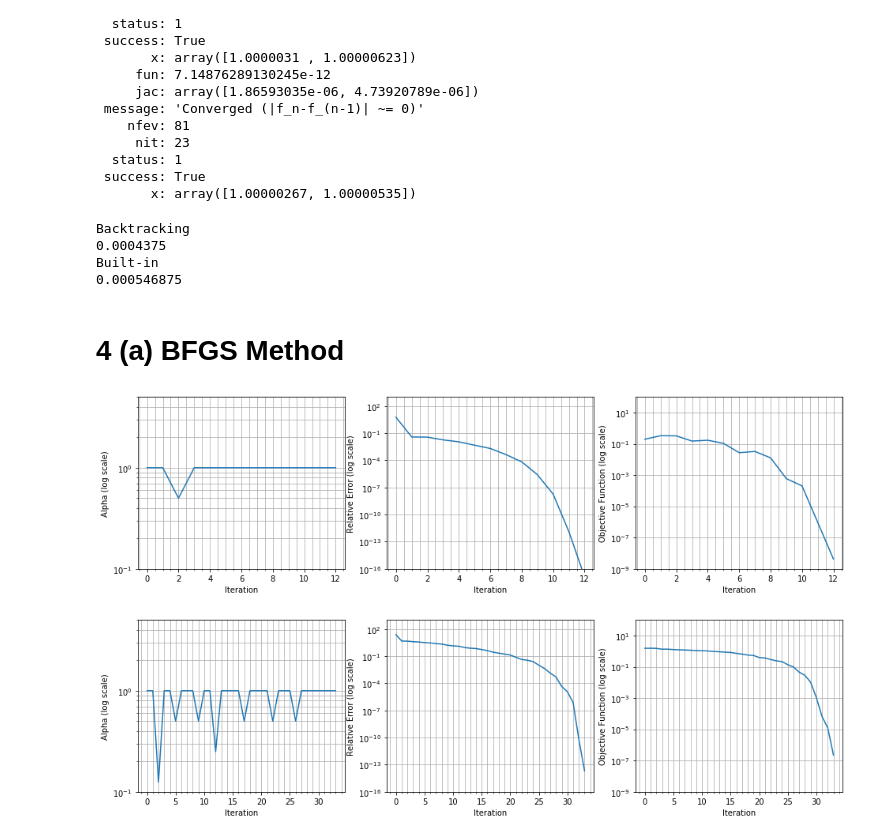
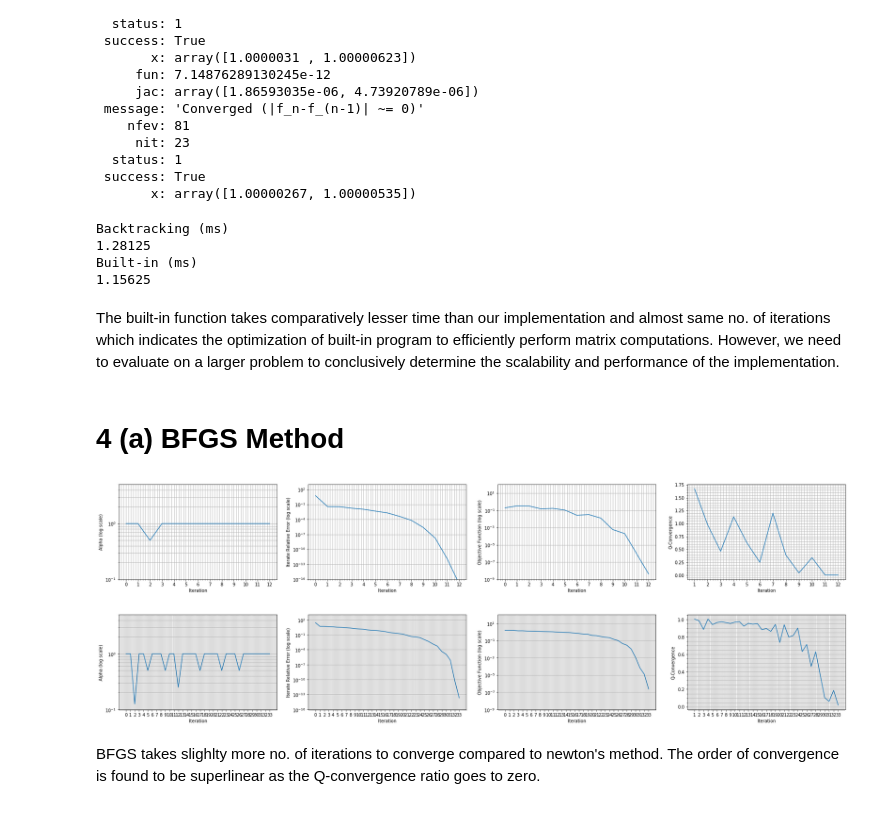
Before and after one commit to shriramrseee/ds211, a Jupyter notebook: mp1/mp1_solution.ipynb, the cells around one changed output. Saved outputs shown, nothing was run; the diff lists cells and outputs as text; code cells hidden in the pictures.

```diff
--- a/mp1/mp1_solution.ipynb
+++ b/mp1/mp1_solution.ipynb
@@ -99,9 +112,9 @@ def plot_newton_output(iterates, alphas, rel_error, rosens):
 initial_guess_1 = np.array([1.2, 1.2]).transpose()
 initial_guess_2 = np.array([-1.2, 1.0]).transpose()
 
-iterates, alphas, rosens, rel_error = newton(initial_guess_1)
-plot_newton_output(iterates, alphas, rosens, rel_error)
+iterates, alphas, rosens, rel_error, conv_rate = newton(initial_guess_1)
+plot_newton_output(iterates, alphas, rosens, rel_error, conv_rate)
 
-iterates, alphas, rosens, rel_error = newton(initial_guess_2)
-plot_newton_output(iterates, alphas, rosens, rel_error)
+iterates, alphas, rosens, rel_error, conv_rate = newton(initial_guess_2)
+plot_newton_output(iterates, alphas, rosens, rel_error, conv_rate)
 # %% [output]
@@ -136,21 +152,23 @@ print(res)
 # Backtracking
 start=time.process_time()
 for i in range(1000):
-    newton(initial_guess_1)
+    newton(initial_guess_2)
 end=time.process_time()
-print("Backtracking "), print(0.001*(end-start));
+print("Backtracking (ms) "), print((end-start));
 
 # Built-in
 start=time.process_time()
 for i in range(1000):
-    sc.minimize(rosen, initial_guess_1, method='TNC')
+    sc.minimize(rosen, initial_guess_2, method='TNC', tol=1.0e-8)
 end=time.process_time()
-print("Built-in "), print(0.001*(end-start));
+print("Built-in (ms)"), print((end-start));
 # %% [output]
-Backtracking
-0.0004375
-Built-in
-0.000546875
+Backtracking (ms)
+1.28125
+Built-in (ms)
+1.15625
+# %% [markdown]
+The built-in function takes comparatively lesser time than our implementation and almost same no. of iterations which indicates the optimization of built-in program to efficiently perform matrix computations. However, we need to evaluate on a larger problem to conclusively determine the scalability and performance of the implementation.
 # %% [markdown]
 # 4 (a) BFGS Method
 # %%
@@ -167,7 +185,7 @@ def bfgs_hessian_update(hess_inv, s, y):
     second = (bys + syb) / sy
     return hess_inv + first - second
 # %%
-def bfgs(initial_guess, conc_ratio=0.5, c=10e-4, init_alpha=1.0, stop=10e-8, max_iterations=100):
+def bfgs(initial_guess, conc_ratio=0.5, c=10e-4, init_alpha=1.0, stop=1.0e-8, max_iterations=100):
     """
     BFGS Quasi-Newton Algorithm
     """
@@ -181,12 +199,13 @@ def bfgs(initial_guess, conc_ratio=0.5, c=10e-4, init_alpha=1.0, stop=10e-8, max
     alphas = []
     rosens = []
     rel_error = []
+    conv_rate = []
 
     while i < max_iterations and grad_norm > stop:
-        p = -1 * np.matmul(hess_inv, grad).reshape(2)
+        p = -1 * np.matmul(hess_inv, grad).reshape(2) # Update P
         alpha = init_alpha
         f = rosen(x)
-        rhs = f + c*alpha*np.matmul(grad.transpose(),p)
+        rhs = f + c*alpha*np.matmul(grad.transpose(),p) # RHS for armijo condition
         while rosen(x+alpha*p) > rhs:
             alpha = alpha * conc_ratio
         iterates.append(x)
@@ -197,22 +216,27 @@ def bfgs(initial_guess, conc_ratio=0.5, c=10e-4, init_alpha=1.0, stop=10e-8, max
         x = x + alpha*p
         new_grad = rosen_grad(x)
         y = new_grad - grad
-        hess_inv = bfgs_hessian_update(hess_inv, s, y)
+        hess_inv = bfgs_hessian_update(hess_inv, s, y) # Get Hessian inverse from BFGS
         grad = new_grad
         grad_norm = np.linalg.norm(grad)
         i += 1
 
-    return iterates, alphas, rosens, rel_error
+    for i in range(len(iterates)-1):
+        conv_rate.append(np.linalg.norm(iterates[i+1]-true_x)/(np.linalg.norm(iterates[i]-true_x)))
+
+    return iterates, alphas, rosens, rel_error, conv_rate
 # %%
 # Run BFGS Method
 initial_guess_1 = np.array([1.2, 1.2]).transpose()
 initial_guess_2 = np.array([-1.2, 1.0]).transpose()
 
-iterates, alphas, rosens, rel_error = bfgs(initial_guess_1)
-plot_newton_output(iterates, alphas, rosens, rel_error)
+iterates, alphas, rosens, rel_error, conv_rate = bfgs(initial_guess_1)
+plot_newton_output(iterates, alphas, rosens, rel_error, conv_rate)
 
-iterates, alphas, rosens, rel_error = bfgs(initial_guess_2)
-plot_newton_output(iterates, alphas, rosens, rel_error)
+iterates, alphas, rosens, rel_error, conv_rate = bfgs(initial_guess_2)
+plot_newton_output(iterates, alphas, rosens, rel_error, conv_rate)
 # %% [output]
-[figure, old version]
+[figure, new version]
-[figure, old version]
+[figure, new version]
+# %% [markdown]
+BFGS takes slighlty more no. of iterations to converge compared to newton's method. The order of convergence is found to be superlinear as the Q-convergence ratio goes to zero.
```
Also changed, not shown: parts of 7 cells of this notebook, 3 other files.
